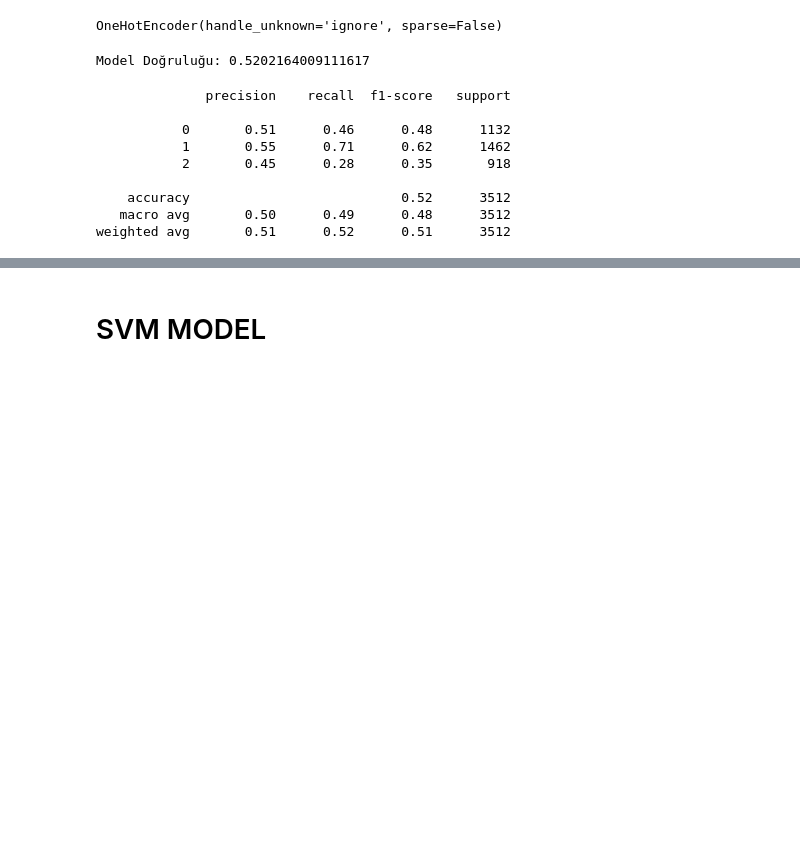
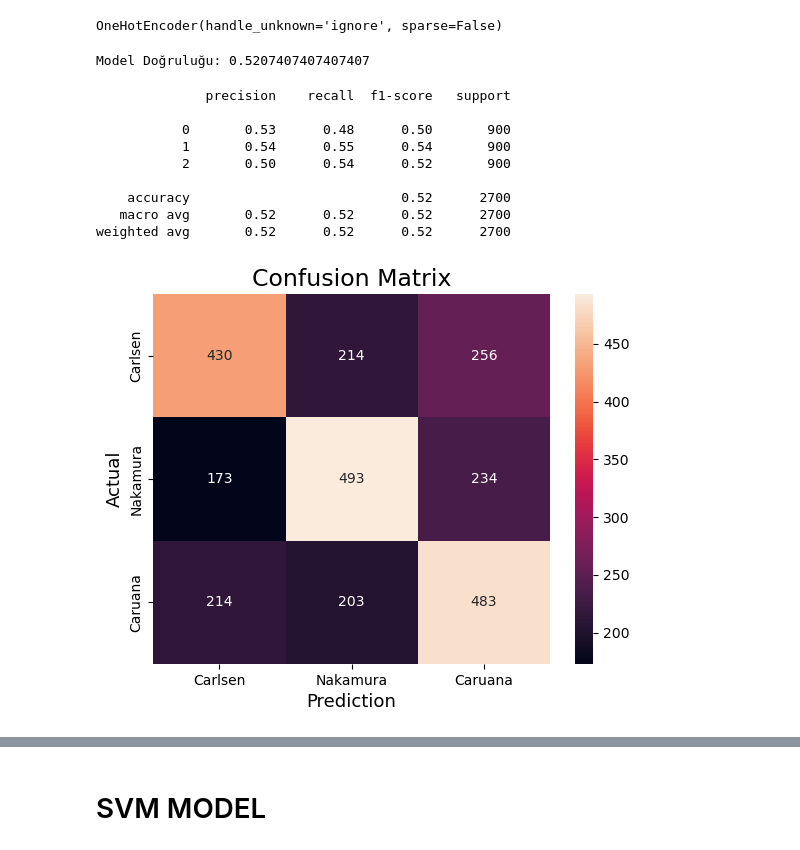
Before and after one commit to asalihcoskun/SATRANC-VERILERINDE-ANALIZ-VE-MAKINE-OGRENMESI-UYGULAMASI, a Jupyter notebook: Model Yaratma.ipynb, the cells around one changed output, grey strips where cells are left out. Cells and saved outputs as stored; diff of their text form; code cells hidden in the pictures; blank space fills up the shorter version.

```diff
--- a/Model Yaratma.ipynb
+++ b/Model Yaratma.ipynb
@@ -54,9 +54,9 @@ carlsen_df_selected = carlsen[selected_columns]
 nakamura_df_selected = nakamura[selected_columns]
 caruana_df_selected = caruana[selected_columns]
 # %%
-carlsen_df_balanced = carlsen_df_selected.sample(n=min(8500, len(carlsen_df_selected)))
-nakamura_df_balanced = nakamura_df_selected.sample(n=min(8500, len(nakamura_df_selected)))
-caruana_df_balanced = caruana_df_selected.sample(n=min(8500, len(caruana_df_selected)))
+carlsen_df_balanced = carlsen_df_selected.sample(n=min(4500, len(carlsen_df_selected)))
+nakamura_df_balanced = nakamura_df_selected.sample(n=min(4500, len(nakamura_df_selected)))
+caruana_df_balanced = caruana_df_selected.sample(n=min(4500, len(caruana_df_selected)))
 # %%
 all_players_df_selected = pd.concat([carlsen_df_balanced, nakamura_df_balanced, caruana_df_balanced])
 # %%
@@ -75,21 +75,37 @@ X_train, X_test, y_train, y_test = train_test_split(X_encoded, y, test_size=0.2,
 # %%
-model = LogisticRegression(max_iter=1000, multi_class='auto')
+model = LogisticRegression(max_iter=1000, multi_class='auto',solver= "newton-cg")
 model.fit(X_train, y_train)
 y_pred = model.predict(X_test)
 # %%
 accuracy = accuracy_score(y_test, y_pred)
 print("Model Doğruluğu:", accuracy)
 # %% [output]
-Model Doğruluğu: 0.5202164009111617
+Model Doğruluğu: 0.5207407407407407
 # %%
 print(classification_report(y_test, y_pred))
 # %% [output]
               precision    recall  f1-score   support
 
-           0       0.51      0.46      0.48      1132
-           1       0.55      0.71      0.62      1462
-           2       0.45      0.28      0.35       918
+           0       0.53      0.48      0.50       900
+           1       0.54      0.55      0.54       900
+           2       0.50      0.54      0.52       900
 
-    accuracy                           0.52      3512
-   macro avg       0.50      0.49      0.48      3512
-weighted avg       0.51      0.52      0.51      3512
+    accuracy                           0.52      2700
+   macro avg       0.52      0.52      0.52      2700
+weighted avg       0.52      0.52      0.52      2700
+# %%
+from sklearn.metrics import confusion_matrix
+
+cm = confusion_matrix(y_test,y_pred)
+sns.heatmap(cm,
+            annot=True,
+            fmt='g',
+            xticklabels=['Carlsen','Nakamura','Caruana'],
+            yticklabels=['Carlsen','Nakamura','Caruana']
+           )
+plt.xlabel('Prediction',fontsize=13)
+plt.ylabel('Actual',fontsize=13)
+plt.title('Confusion Matrix',fontsize=17)
+plt.show()
+# %% [output]
+[figure, added]
```
Also changed, not shown: parts of 4 cells of this notebook.
